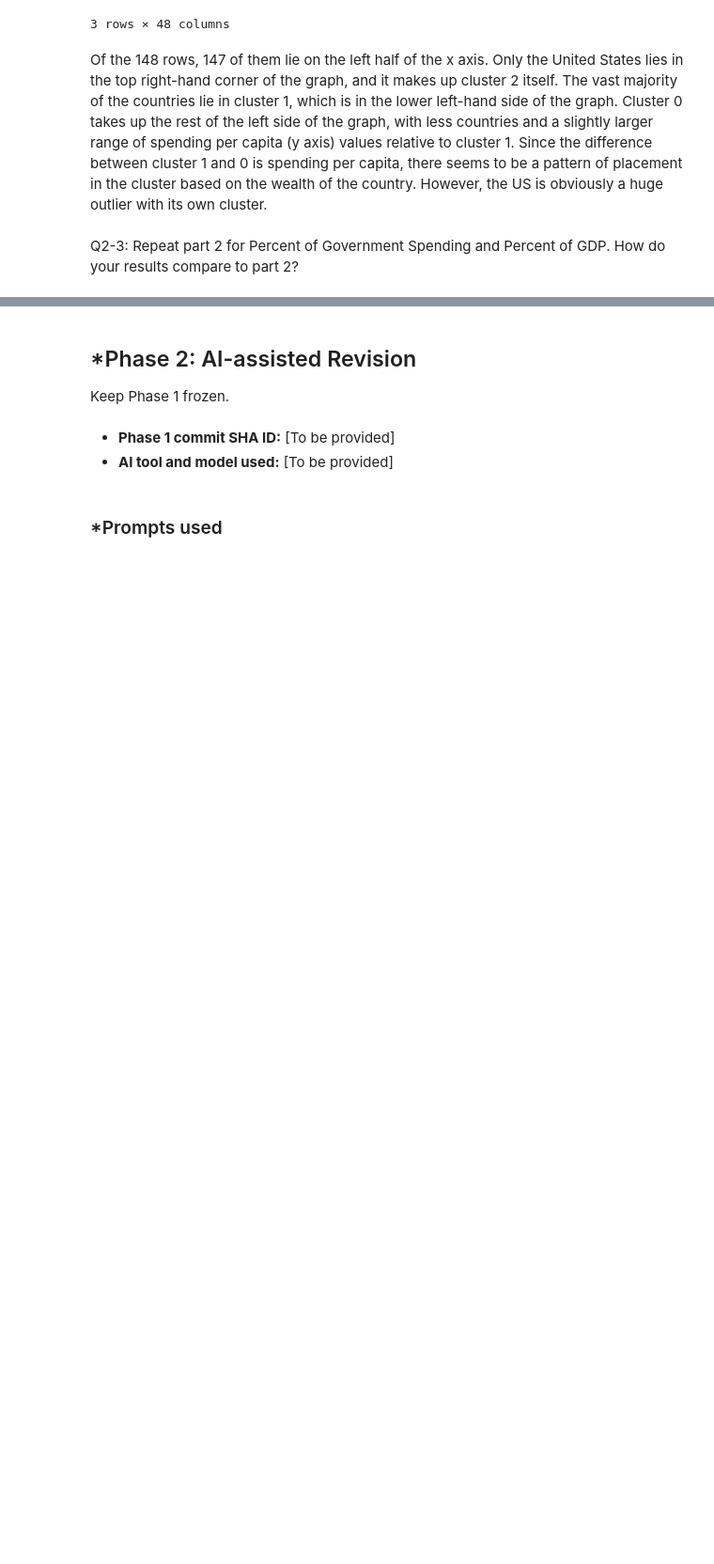
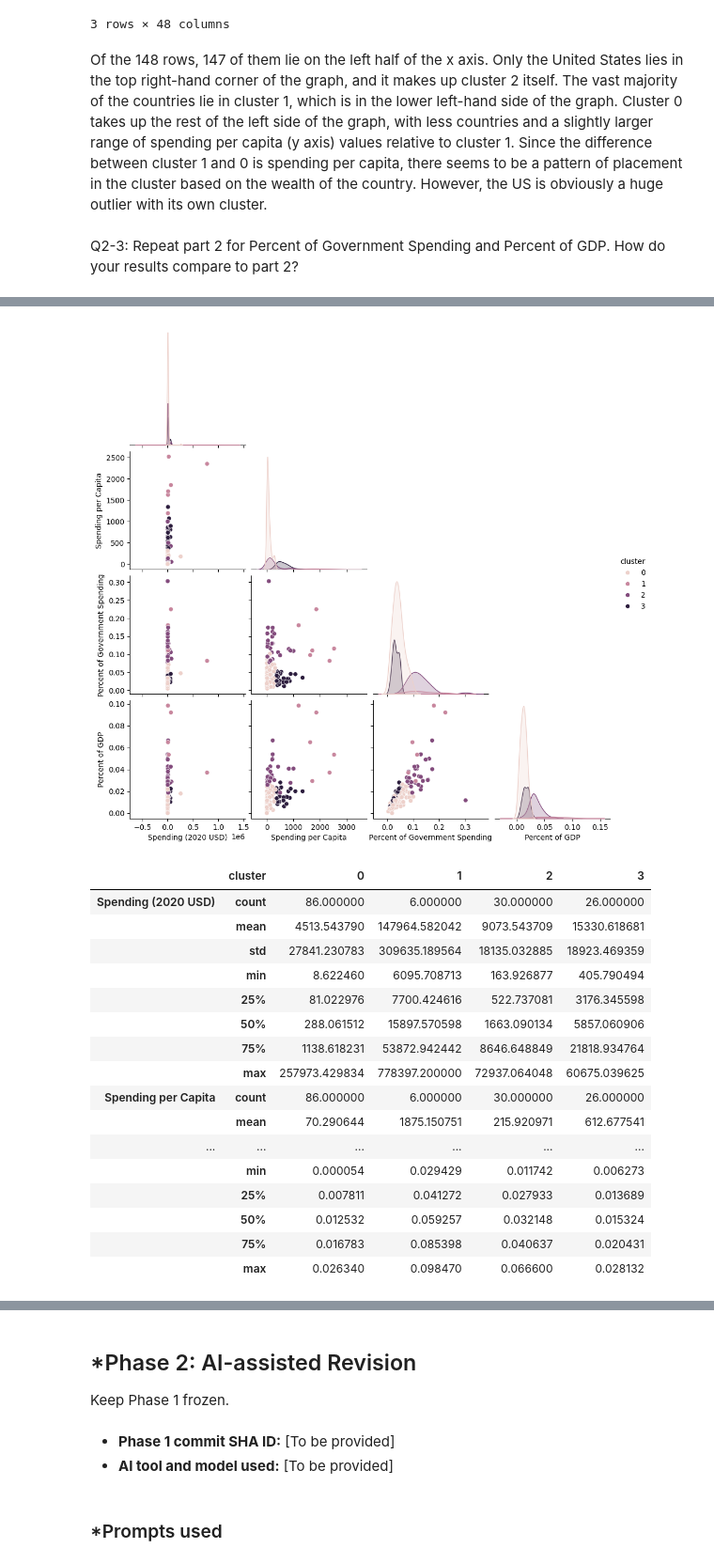
Before and after one commit to derekhatherley/A04-clustering, a Jupyter notebook: A4_notebook.ipynb, the cells around one changed output, grey strips where cells are left out. Shown at 94% size. Cells and saved outputs as stored; diff of their text form; code cells hidden in the pictures; blank space fills up the shorter version.

```diff
--- a/A4_notebook.ipynb
+++ b/A4_notebook.ipynb
@@ -238,0 +310,28 @@ Q2-3: Repeat part 2 for Percent of Government Spending and Percent of GDP. How d
+# %%
+k = 4
+model_all = KMeans(n_clusters=k, max_iter=300, n_init=10, random_state=0).fit(X)
+df['cluster'] = model_all.labels_
+# doing a pairplot to see every variable agaisnt every other variable
+sns.pairplot(df, vars=features, hue='cluster', corner=True)
+plt.show()
+df.groupby('cluster')[features].describe().T
+# Transpose for readability
+# %% [output]
+[figure, added]
+|  | cluster | 0 | 1 | 2 | 3 |
+| Spending (2020 USD) | count | 86.000000 | 6.000000 | 30.000000 | 26.000000 |
+|  | mean | 4513.543790 | 147964.582042 | 9073.543709 | 15330.618681 |
+|  | std | 27841.230783 | 309635.189564 | 18135.032885 | 18923.469359 |
+|  | min | 8.622460 | 6095.708713 | 163.926877 | 405.790494 |
+|  | 25% | 81.022976 | 7700.424616 | 522.737081 | 3176.345598 |
+|  | 50% | 288.061512 | 15897.570598 | 1663.090134 | 5857.060906 |
+|  | 75% | 1138.618231 | 53872.942442 | 8646.648849 | 21818.934764 |
+|  | max | 257973.429834 | 778397.200000 | 72937.064048 | 60675.039625 |
+| Spending per Capita | count | 86.000000 | 6.000000 | 30.000000 | 26.000000 |
+|  | mean | 70.290644 | 1875.150751 | 215.920971 | 612.677541 |
+| ... | ... | ... | ... | ... | ... |
+|  | min | 0.000054 | 0.029429 | 0.011742 | 0.006273 |
+|  | 25% | 0.007811 | 0.041272 | 0.027933 | 0.013689 |
+|  | 50% | 0.012532 | 0.059257 | 0.032148 | 0.015324 |
+|  | 75% | 0.016783 | 0.085398 | 0.040637 | 0.020431 |
+|  | max | 0.026340 | 0.098470 | 0.066600 | 0.028132 |
```
Also changed, not shown: parts of 10 cells of this notebook.
